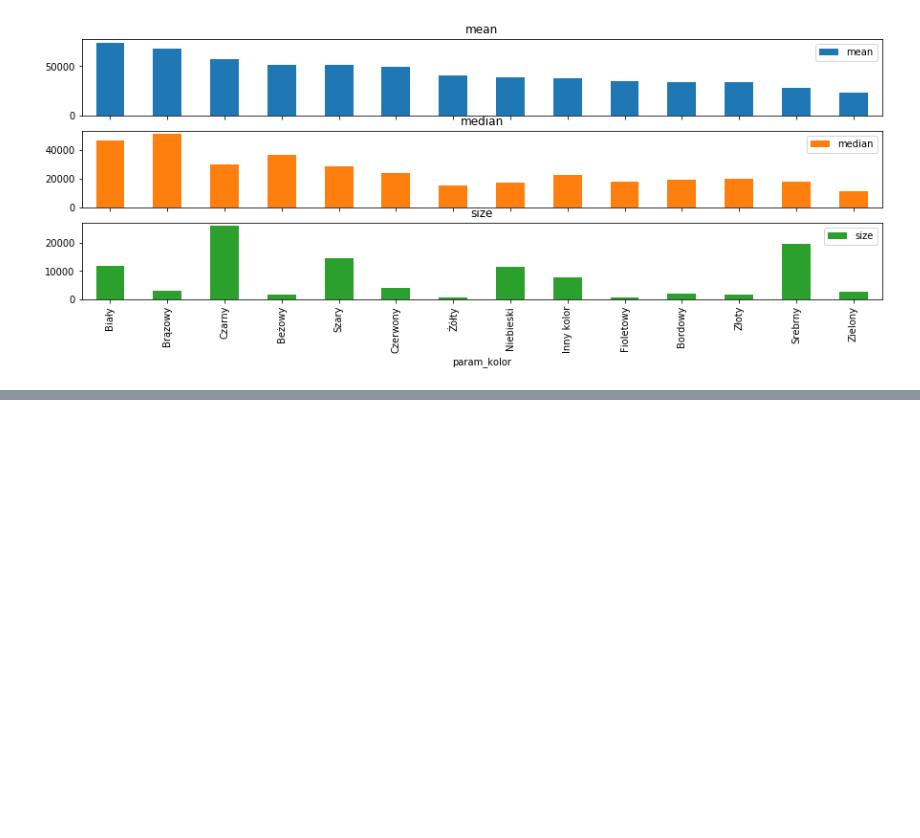
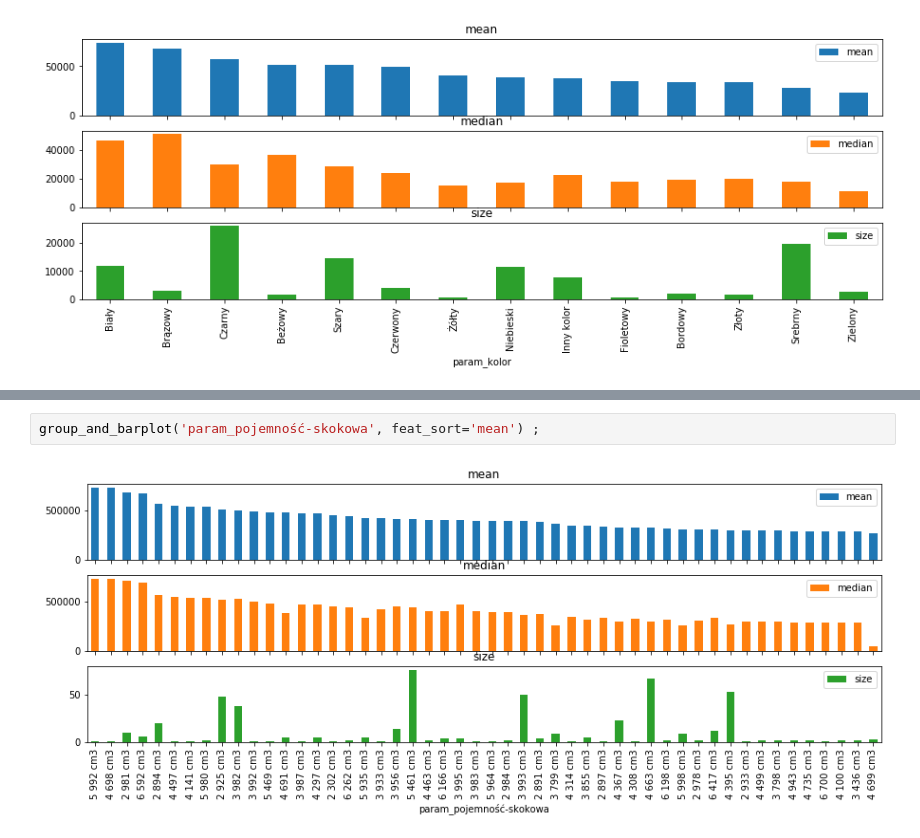
Before and after one commit to Ezechiel07/dw_matrix_car, a Jupyter notebook: day2_visualisation.ipynb, the cells around one changed output, grey strips where cells are left out. Cells and saved outputs as stored; diff of their text form; blank space fills up the shorter version.

```diff
--- a/day2_visualisation.ipynb
+++ b/day2_visualisation.ipynb
@@ -104,0 +113,4 @@ group_and_barplot('param_kolor', feat_sort='mean') ;
+# %%
+group_and_barplot('param_pojemność-skokowa', feat_sort='mean') ;
+# %% [output]
+[figure, added]
```
Also changed, not shown: parts of 3 cells of this notebook.
